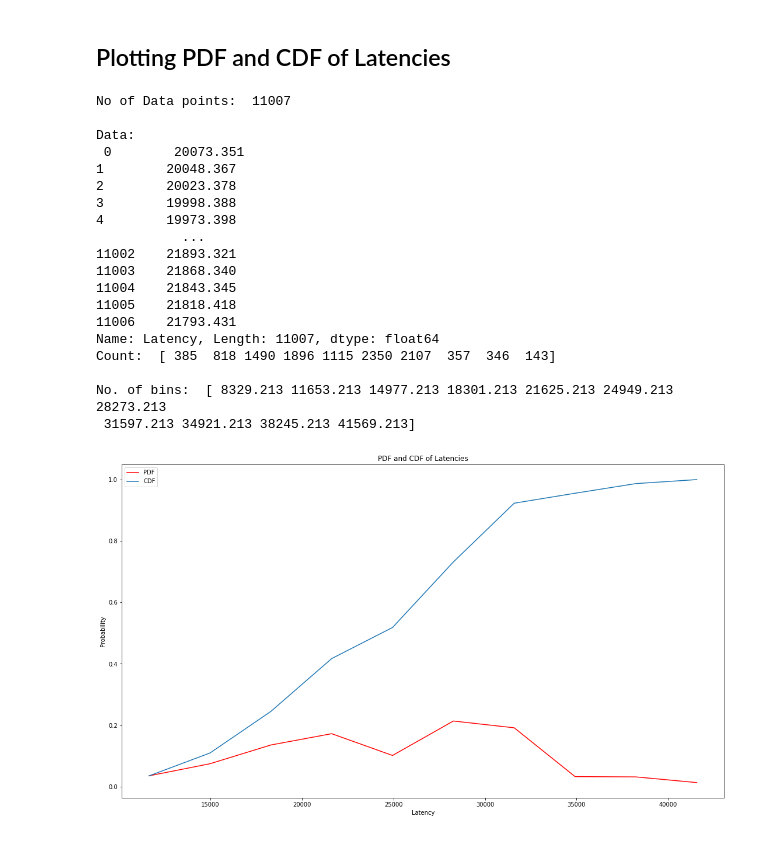
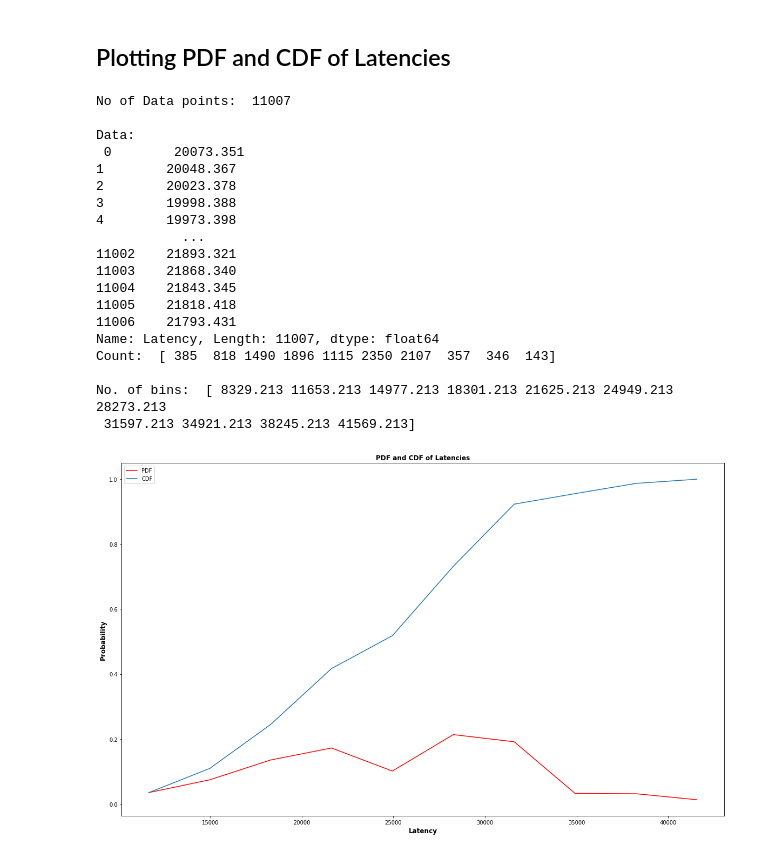
Before and after one commit to Niladri45/github2, a Jupyter notebook: ModelEndToEndSockperf.ipynb, the cells around one changed output. Saved outputs shown, nothing was run; the diff lists cells and outputs as text; code cells hidden in the pictures.

Commit message:
plots and legends v1.2

```diff
--- a/ModelEndToEndSockperf.ipynb
+++ b/ModelEndToEndSockperf.ipynb
@@ -108,34 +118,34 @@ plt.plot(bins_count[1:], pdf, color="red", label="PDF")
 # plt.bar(bins_count[1:], pdf, color="blue", label="PDF")
 plt.plot(bins_count[1:], cdf, label="CDF")
 # plt.bar(bins_count[1:], cdf, color="red", label="CDF")
 plt.legend()
-plt.title("PDF and CDF of Latencies")
-plt.xlabel('Latency')
-plt.ylabel('Probability')
+plt.title("PDF and CDF of Latencies", fontsize='large', fontweight='bold')
+plt.xlabel('Latency', fontsize='large', fontweight='bold')
+plt.ylabel('Probability', fontsize='large', fontweight='bold')
 fig3 = plt.gcf()
 fig3.set_size_inches(20, 12, forward=True)
 plt.show()
 
 # Saving the plot in mentoned file path
 # fig2.savefig('./plots/PDFandCDF.png', dpi=100, facecolor='white', transparent=False)
 # %% [output]
 No of Data points:  11007
 
 Data:
  0        20073.351
 1        20048.367
 2        20023.378
 3        19998.388
 4        19973.398
            ...
 11002    21893.321
 11003    21868.340
 11004    21843.345
 11005    21818.418
 11006    21793.431
 Name: Latency, Length: 11007, dtype: float64
 Count:  [ 385  818 1490 1896 1115 2350 2107  357  346  143]
 
 No. of bins:  [ 8329.213 11653.213 14977.213 18301.213 21625.213 24949.213 28273.213
  31597.213 34921.213 38245.213 41569.213]
-[figure, old version]
+[figure, new version]
```
Also changed, not shown: parts of 3 cells of this notebook.
